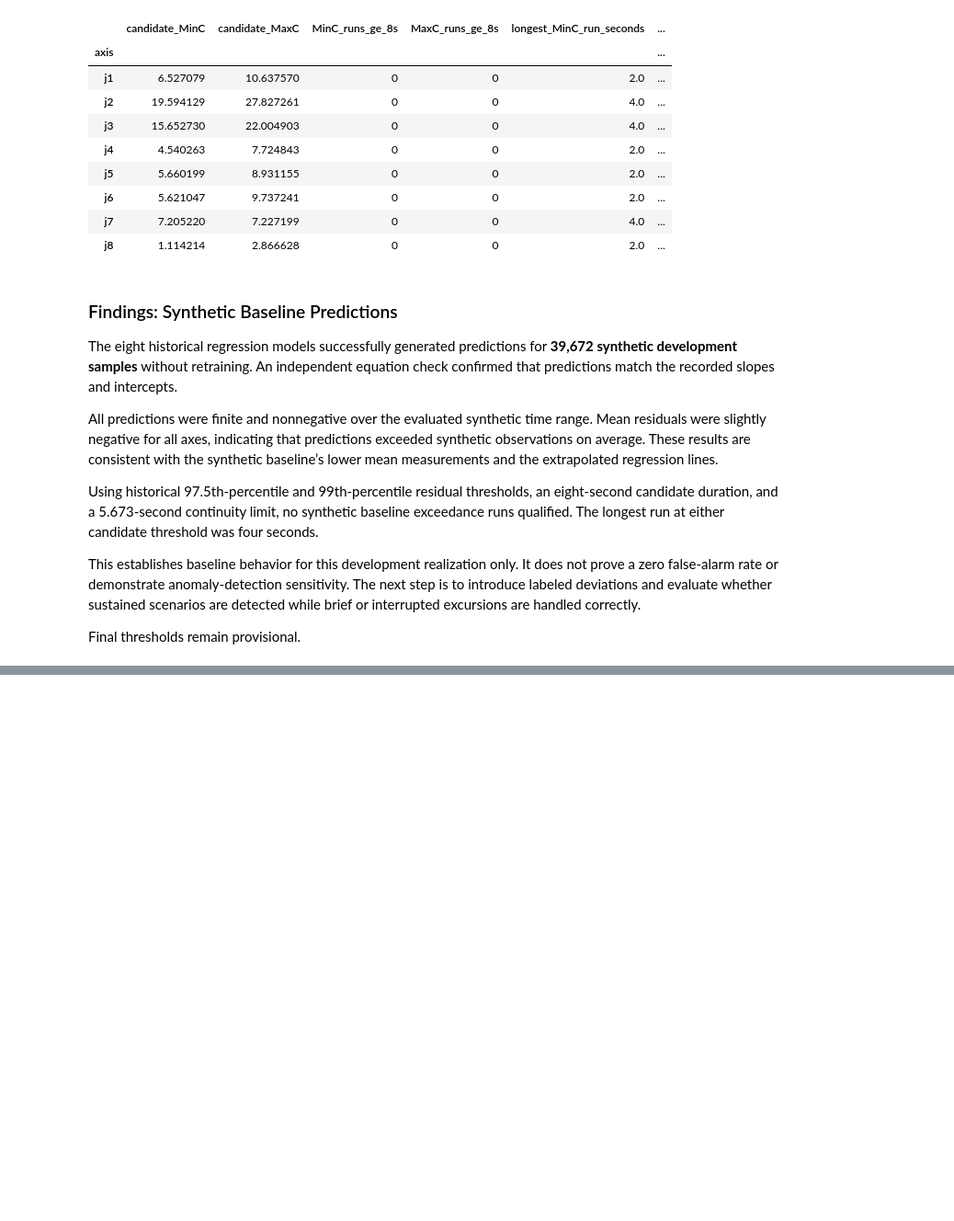
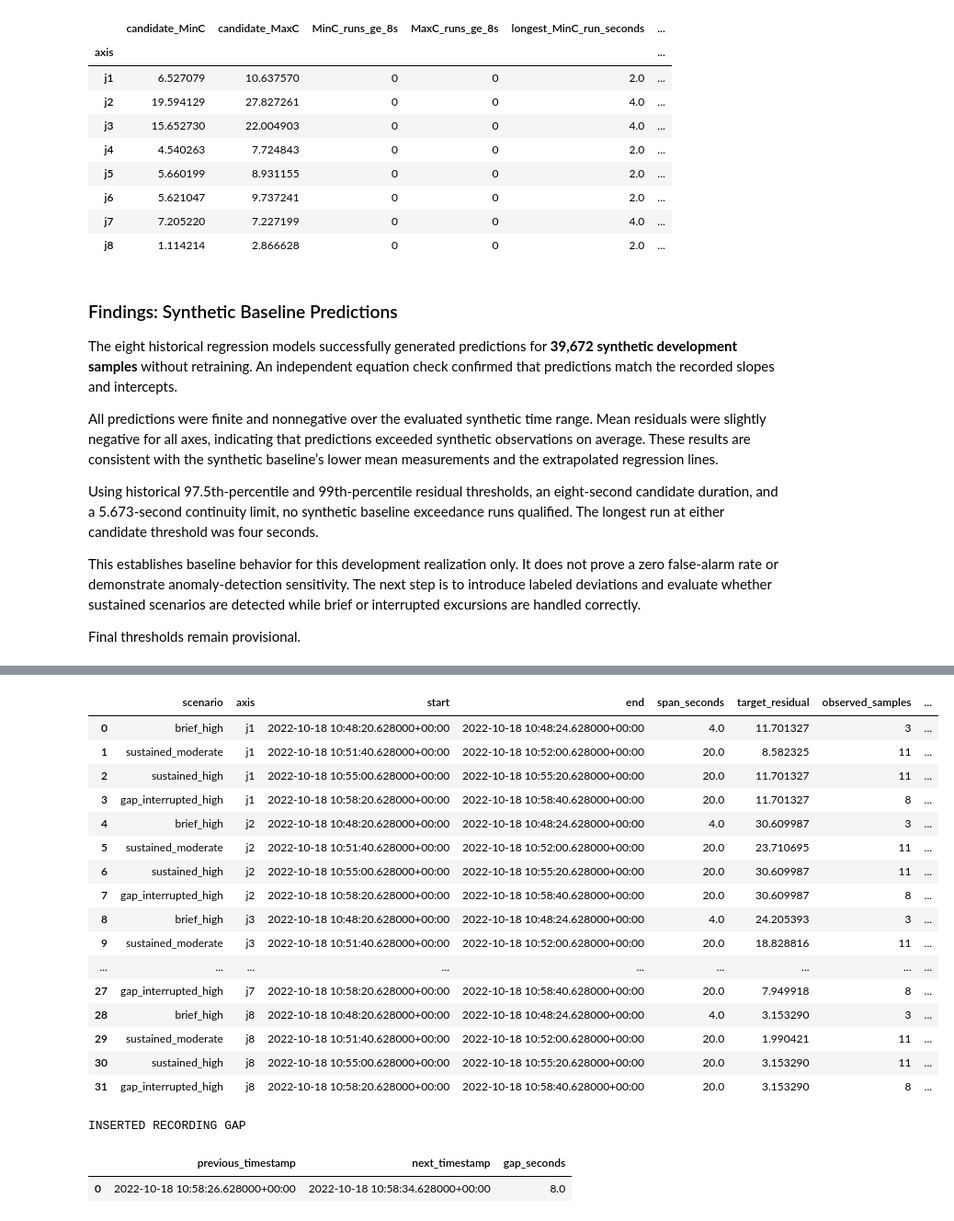
Before and after one commit to UbaidUllah777/DataStreamVisualization-regression-based-anomaly-detection, a Jupyter notebook: Regression_Anomaly_Detection.ipynb, the cells around one changed output, grey strips where cells are left out. Shown at 92% size. Saved outputs shown, nothing was run; the diff lists cells and outputs as text; code cells hidden in the pictures; blank space fills up the shorter version.

Commit message:
Add labeled deviation and recording-gap scenarios

```diff
--- a/Regression_Anomaly_Detection.ipynb
+++ b/Regression_Anomaly_Detection.ipynb
@@ -1058,0 +1078,60 @@ Final thresholds remain provisional.
+# %%
+from analysis.scenario_injector import ScenarioInjector
+
+scenario_injector = ScenarioInjector(JOINTS)
+
+development_scenarios, development_scenario_labels = (
+    scenario_injector.inject(
+        baseline=prepared_development_baseline,
+        predictions=development_predictions,
+        thresholds=candidate_thresholds,
+    )
+)
+
+# Recompute predictions after row removal to preserve exact alignment.
+scenario_predictions = regression.predict(development_scenarios)
+
+scenario_residuals = (
+    development_scenarios[JOINTS] - scenario_predictions
+)
+
+# Check that each retained scenario observation has its intended residual.
+for case in development_scenario_labels.itertuples(index=False):
+    mask = development_scenarios["sampled_at"].between(
+        case.start, case.end
+    )
+
+    assert int(mask.sum()) == case.observed_samples
+
+    np.testing.assert_allclose(
+        scenario_residuals.loc[mask, case.axis],
+        case.target_residual,
+        rtol=1e-10,
+        atol=1e-10,
+    )
+
+assert np.isfinite(development_scenarios[JOINTS].to_numpy()).all()
+assert development_scenarios[JOINTS].ge(0).all().all()
+
+print("Development samples after gap insertion:", len(development_scenarios))
+print("Labeled cases:", len(development_scenario_labels))
+print("Scenario residual and sample-count checks: PASS")
+
+print("SCENARIO LABELS")
+with pd.option_context("display.max_rows", 40):
+    display(
+        development_scenario_labels.style.format({
+            "span_seconds": "{:.1f}",
+            "target_residual": "{:.6f}",
+            "observed_samples": "{:d}",
+            "longest_segment_seconds": "{:.1f}",
+        })
+    )
+
+print("INSERTED RECORDING GAP")
+display(
+    TrainingDataInspector(
+        development_scenarios, JOINTS
+    ).recording_gaps(cutoff_seconds=candidate_max_gap_seconds)
+)
+# %% [output]
@@ -1058,0 +1142,20 @@ Final thresholds remain provisional.
+|  | scenario | axis | start | end | span_seconds | target_residual | observed_samples | ... |
+| 0 | brief_high | j1 | 2022-10-18 10:48:20.628000+00:00 | 2022-10-18 10:48:24.628000+00:00 | 4.0 | 11.701327 | 3 | ... |
+| 1 | sustained_moderate | j1 | 2022-10-18 10:51:40.628000+00:00 | 2022-10-18 10:52:00.628000+00:00 | 20.0 | 8.582325 | 11 | ... |
+| 2 | sustained_high | j1 | 2022-10-18 10:55:00.628000+00:00 | 2022-10-18 10:55:20.628000+00:00 | 20.0 | 11.701327 | 11 | ... |
+| 3 | gap_interrupted_high | j1 | 2022-10-18 10:58:20.628000+00:00 | 2022-10-18 10:58:40.628000+00:00 | 20.0 | 11.701327 | 8 | ... |
+| 4 | brief_high | j2 | 2022-10-18 10:48:20.628000+00:00 | 2022-10-18 10:48:24.628000+00:00 | 4.0 | 30.609987 | 3 | ... |
+| 5 | sustained_moderate | j2 | 2022-10-18 10:51:40.628000+00:00 | 2022-10-18 10:52:00.628000+00:00 | 20.0 | 23.710695 | 11 | ... |
+| 6 | sustained_high | j2 | 2022-10-18 10:55:00.628000+00:00 | 2022-10-18 10:55:20.628000+00:00 | 20.0 | 30.609987 | 11 | ... |
+| 7 | gap_interrupted_high | j2 | 2022-10-18 10:58:20.628000+00:00 | 2022-10-18 10:58:40.628000+00:00 | 20.0 | 30.609987 | 8 | ... |
+| 8 | brief_high | j3 | 2022-10-18 10:48:20.628000+00:00 | 2022-10-18 10:48:24.628000+00:00 | 4.0 | 24.205393 | 3 | ... |
+| 9 | sustained_moderate | j3 | 2022-10-18 10:51:40.628000+00:00 | 2022-10-18 10:52:00.628000+00:00 | 20.0 | 18.828816 | 11 | ... |
+| ... | ... | ... | ... | ... | ... | ... | ... | ... |
+| 27 | gap_interrupted_high | j7 | 2022-10-18 10:58:20.628000+00:00 | 2022-10-18 10:58:40.628000+00:00 | 20.0 | 7.949918 | 8 | ... |
+| 28 | brief_high | j8 | 2022-10-18 10:48:20.628000+00:00 | 2022-10-18 10:48:24.628000+00:00 | 4.0 | 3.153290 | 3 | ... |
+| 29 | sustained_moderate | j8 | 2022-10-18 10:51:40.628000+00:00 | 2022-10-18 10:52:00.628000+00:00 | 20.0 | 1.990421 | 11 | ... |
+| 30 | sustained_high | j8 | 2022-10-18 10:55:00.628000+00:00 | 2022-10-18 10:55:20.628000+00:00 | 20.0 | 3.153290 | 11 | ... |
+| 31 | gap_interrupted_high | j8 | 2022-10-18 10:58:20.628000+00:00 | 2022-10-18 10:58:40.628000+00:00 | 20.0 | 3.153290 | 8 | ... |
+INSERTED RECORDING GAP
+|  | previous_timestamp | next_timestamp | gap_seconds |
+| 0 | 2022-10-18 10:58:26.628000+00:00 | 2022-10-18 10:58:34.628000+00:00 | 8.0 |
```
Also changed, not shown: parts of 3 cells of this notebook, 1 other file.
